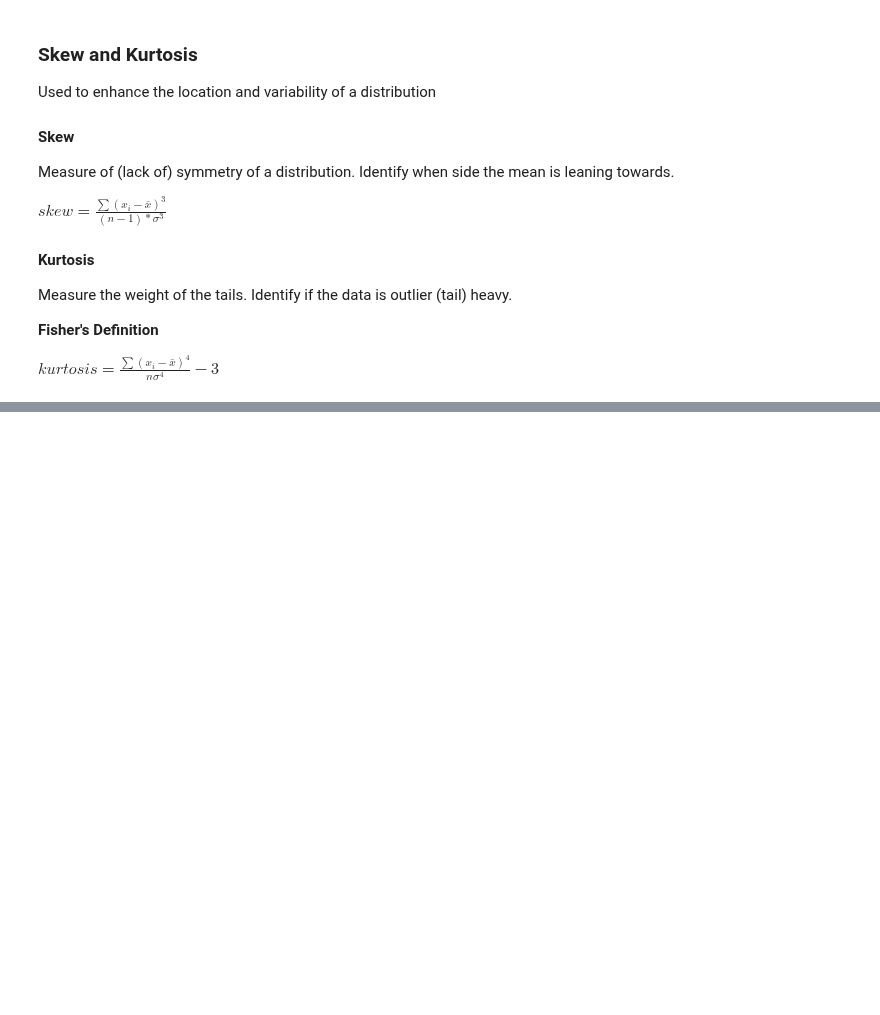
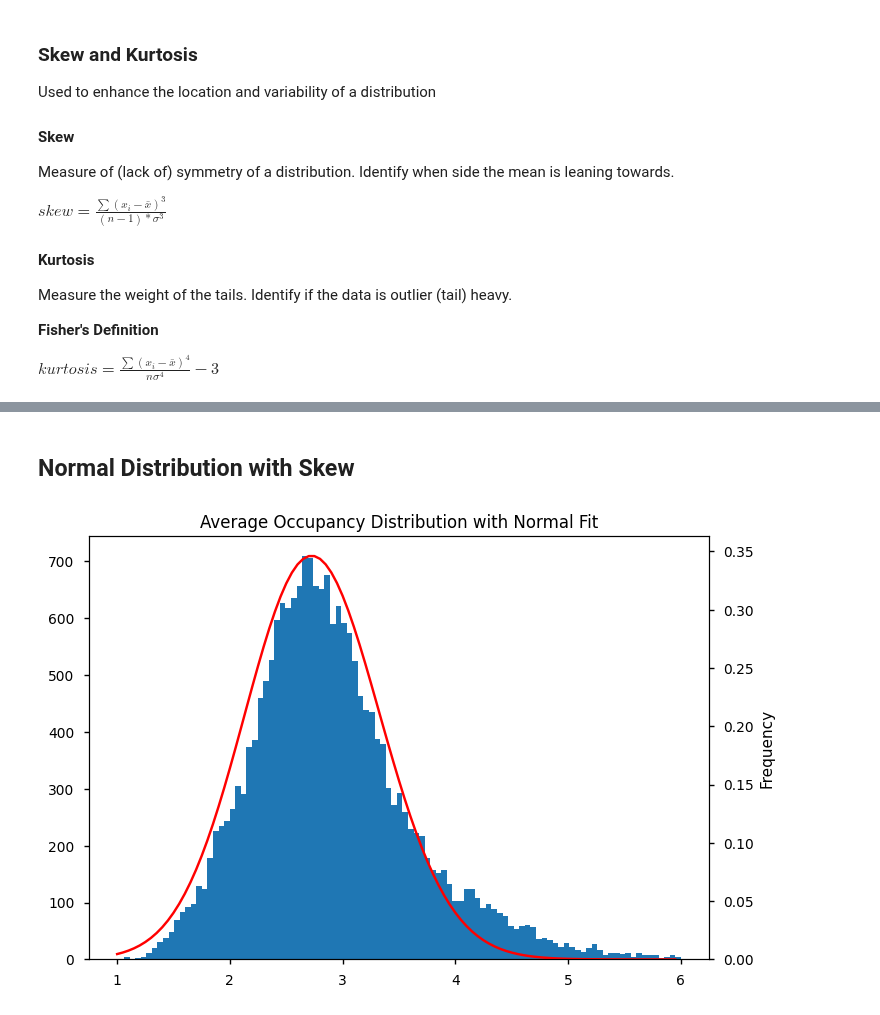
Before and after one commit to punitarani/MAT-494, a Jupyter notebook: 2.2 Probability Distribution.ipynb, the cells around one changed output, grey strips where cells are left out. Saved outputs shown, nothing was run; the diff lists cells and outputs as text; code cells hidden in the pictures; blank space fills up the shorter version.

```diff
--- a/2.2 Probability Distribution.ipynb
+++ b/2.2 Probability Distribution.ipynb
@@ -277,0 +279,37 @@ AveOccup Kurtosis: 1.088
+# %% [markdown]
+## Normal Distribution with Skew
+# %%
+def solve_skewed_norm_pdf(u, sigma, val, skew=0):
+    """
+    Solve the Skewed Normal Distribution PDF
+    :param u: Mean of Data
+    :param sigma: Standard Deviation of Data
+    :param val: Value to solve
+    :param skew: Skewness of Data (Default = 0)
+    :return: Probability of val to occur in data of given mean and deviation
+    """
+    E = -sigma
+    W = 1
+    A = skew
+
+    pdf_val = (val - E) / W
+    cdf_val = A * pdf_val
+
+    return 2 * solve_norm_pdf(u, sigma, pdf_val) * solve_norm_cdf(u, sigma, u-4*sigma, cdf_val)
+# %%
+AveOccup_skewed_vals_probs = [solve_skewed_norm_pdf(AveOccup_mean, AveOccup_std, val*(aob-aoa)/100+1, skew=AveOccup_skew) for val in range(0, 100)]
+
+aos_fig, aos_ax = plt.subplots()
+
+aos_ax.hist(AveOccup_vals, bins=100)
+
+aos_ax2 = aos_ax.twinx()
+aos_ax2.plot([val*(aob-aoa)/100+1 for val in range(0, 100)], AveOccup_skewed_vals_probs, color="red")
+aos_ax2.set_ylim(bottom=0)
+
+plt.title("Average Occupancy Distribution with Normal Fit")
+plt.xlabel("# People")
+plt.ylabel("Frequency")
+plt.show()
+# %% [output]
+[figure, added]
```
Also changed, not shown: parts of 8 cells of this notebook.
